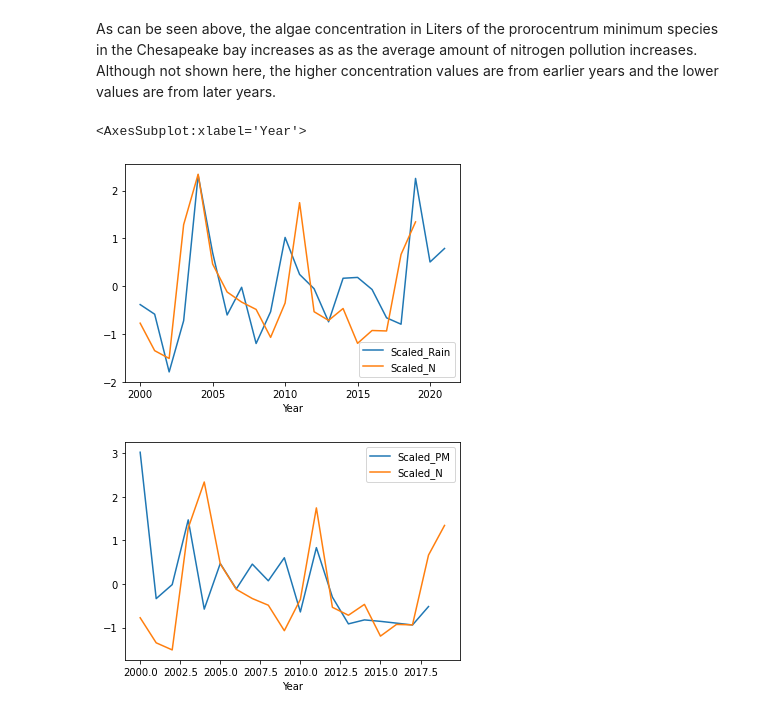
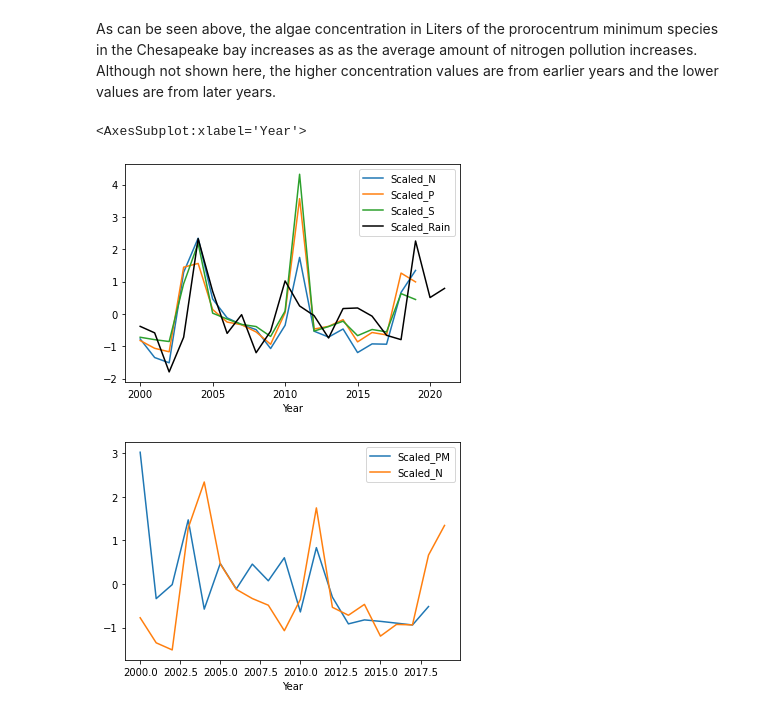
Before and after one commit to type1larosa3/CMSC320-Final-Tutorial, a Jupyter notebook: Tutorial_final.ipynb, the cells around one changed output. Cells and saved outputs as stored; diff of their text form; code cells hidden in the pictures.

Commit message:
created line plots to show correlation

```diff
--- a/Tutorial_final.ipynb
+++ b/Tutorial_final.ipynb
@@ -238,7 +238,7 @@ for i in temp:
     y = [i for i in activites_df[activity] if pd.notna(i)]
     x = activites_df['Fiscal Year'][-len(y):].array.reshape(-1, 1)
 
-    polynomial_features= PolynomialFeatures(degree=3)
+    polynomial_features= PolynomialFeatures(degree=2)
     x_poly = polynomial_features.fit_transform(x)
 
     model = LinearRegression()
@@ -293,3 +293,11 @@ average_rainfall['Scaled_Rain'] = scale_col(average_rainfall['Annual Precipitati
 nitrogen_2 = pd.read_csv('Updated_Nitrogen_90_19.csv')
 nitrogen_2.rename(columns={'Water Year (WY)': 'Year'}, inplace = True)
 nitrogen_2['Scaled_N'] = scale_col(nitrogen_2['Rounded Total (x10^6 lbs/yr)'])
+
+phosphorus_2 = pd.read_csv('Updated_phosphorus_90_19.csv')
+phosphorus_2.rename(columns={'Water Year (WY)': 'Year'}, inplace = True)
+phosphorus_2['Scaled_P'] = scale_col(phosphorus_2['Rounded Total (x10^6 lbs/yr)'])
+
+soil_df = pd.read_csv('Updated_Soil_90_19.csv')
+soil_df.rename(columns={'Water Year (WY)': 'Year'}, inplace = True)
+soil_df['Scaled_S'] = scale_col(soil_df['Rounded Total (x10^6 lbs/yr)'])
@@ -305,10 +304,12 @@ new['Type_of_rain'] = type_of_rain
 # %%
-ax = average_rainfall.plot(x='Year', y='Scaled_Rain')
-nitrogen_2[15:].plot(ax =ax, x='Year', y='Scaled_N')
+ax = nitrogen_2[15:].plot(x='Year', y='Scaled_N')
+ax = phosphorus_2[15:].plot(ax =ax, x='Year', y='Scaled_P')
+ax = soil_df[15:].plot(ax =ax, x='Year', y='Scaled_S')
+average_rainfall.plot(ax =ax,x='Year', y='Scaled_Rain', color = "black")
 
 ax = frame1.plot(x='Year', y='Scaled_PM')
 nitrogen_2[15:].plot(ax =ax, x='Year', y='Scaled_N')
 # %% [output]
 <AxesSubplot:xlabel='Year'>
-[figure, old version]
+[figure, new version]
 [figure]
```
Also changed, not shown: parts of 4 cells of this notebook, 2 other files.
